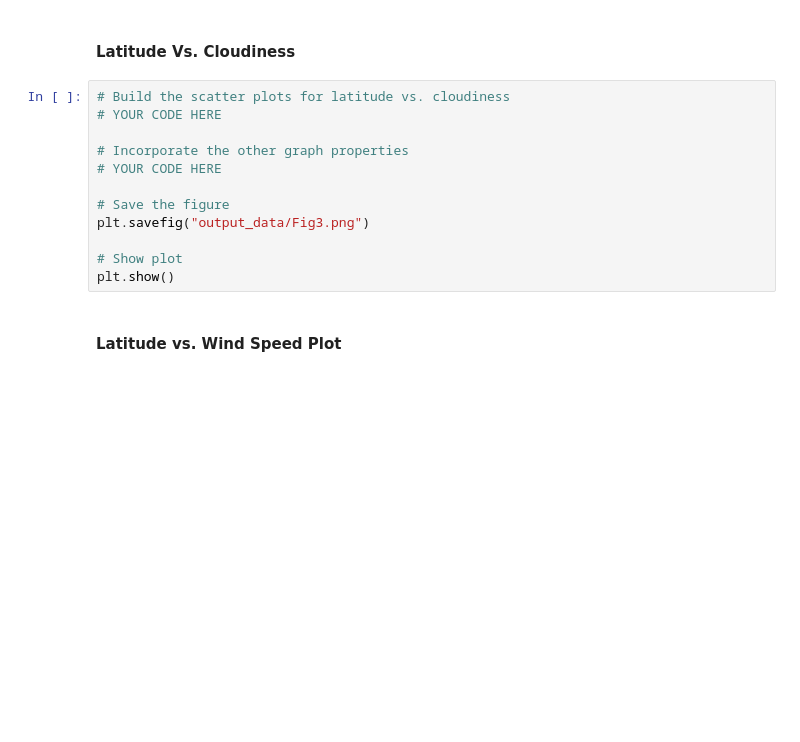
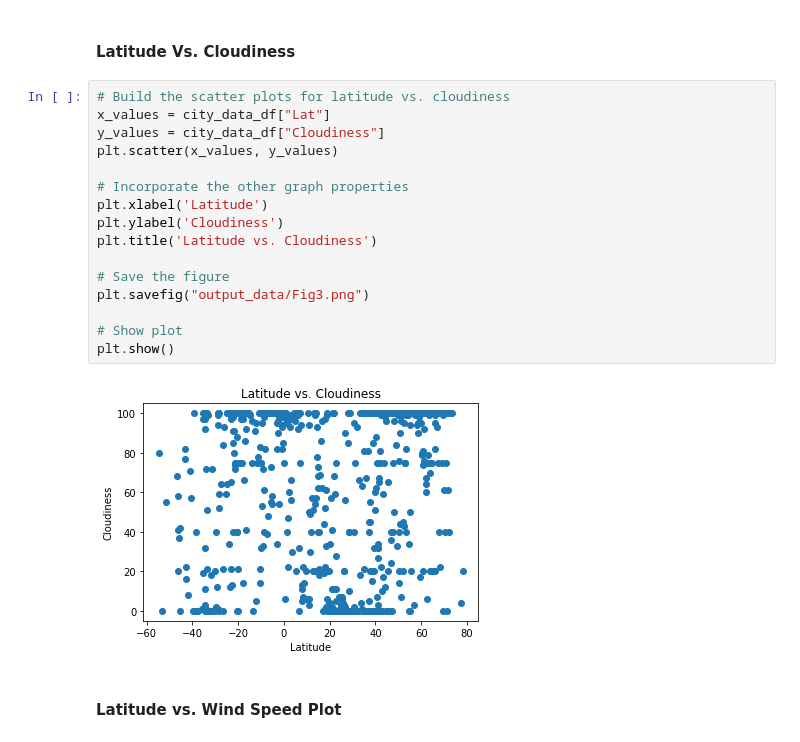
Before and after one commit to hfattor/python-weather-api, a Jupyter notebook: WeatherPy.ipynb, the cells around one changed output. Saved outputs shown, nothing was run; the diff lists cells and outputs as text; blank space fills up the shorter version.

```diff
--- a/WeatherPy.ipynb
+++ b/WeatherPy.ipynb
@@ -235,16 +230,22 @@ plt.show()
 #### Latitude Vs. Cloudiness
 # %%
 # Build the scatter plots for latitude vs. cloudiness
-# YOUR CODE HERE
+x_values = city_data_df["Lat"]
+y_values = city_data_df["Cloudiness"]
+plt.scatter(x_values, y_values)
 
 # Incorporate the other graph properties
-# YOUR CODE HERE
+plt.xlabel('Latitude')
+plt.ylabel('Cloudiness')
+plt.title('Latitude vs. Cloudiness')
 
 # Save the figure
 plt.savefig("output_data/Fig3.png")
 
 # Show plot
 plt.show()
+# %% [output]
+[figure, added]
 # %% [markdown]
 #### Latitude vs. Wind Speed Plot
 # %%
```
Also changed, not shown: parts of 36 cells of this notebook, 5 other files.
